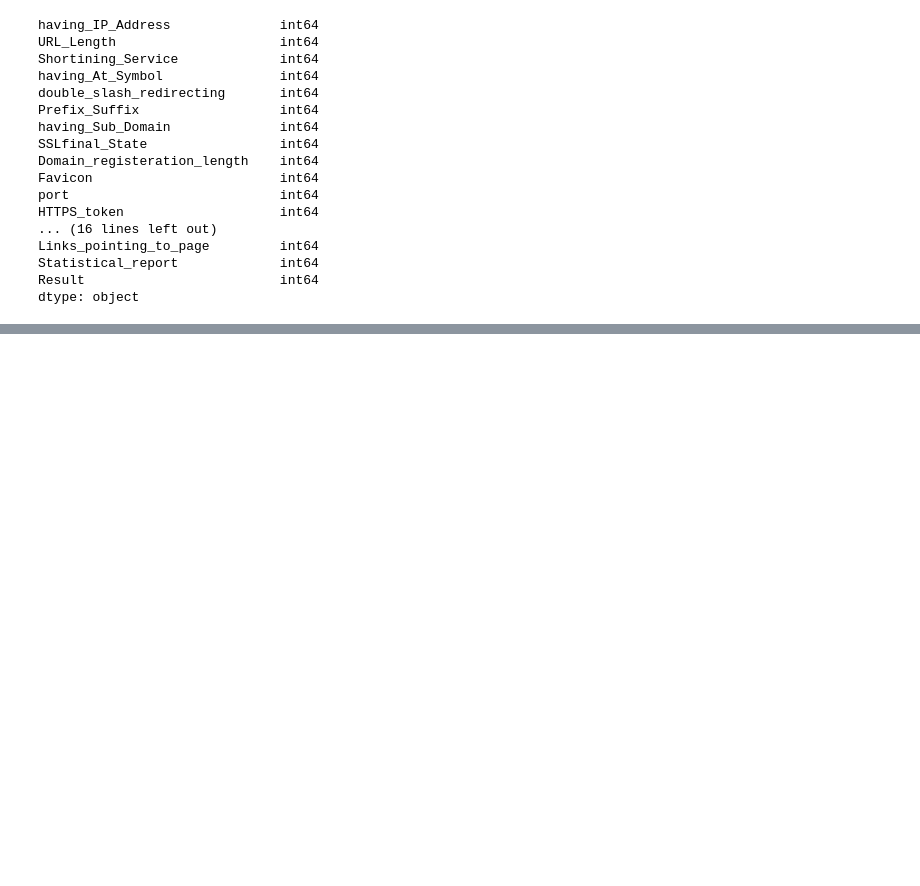
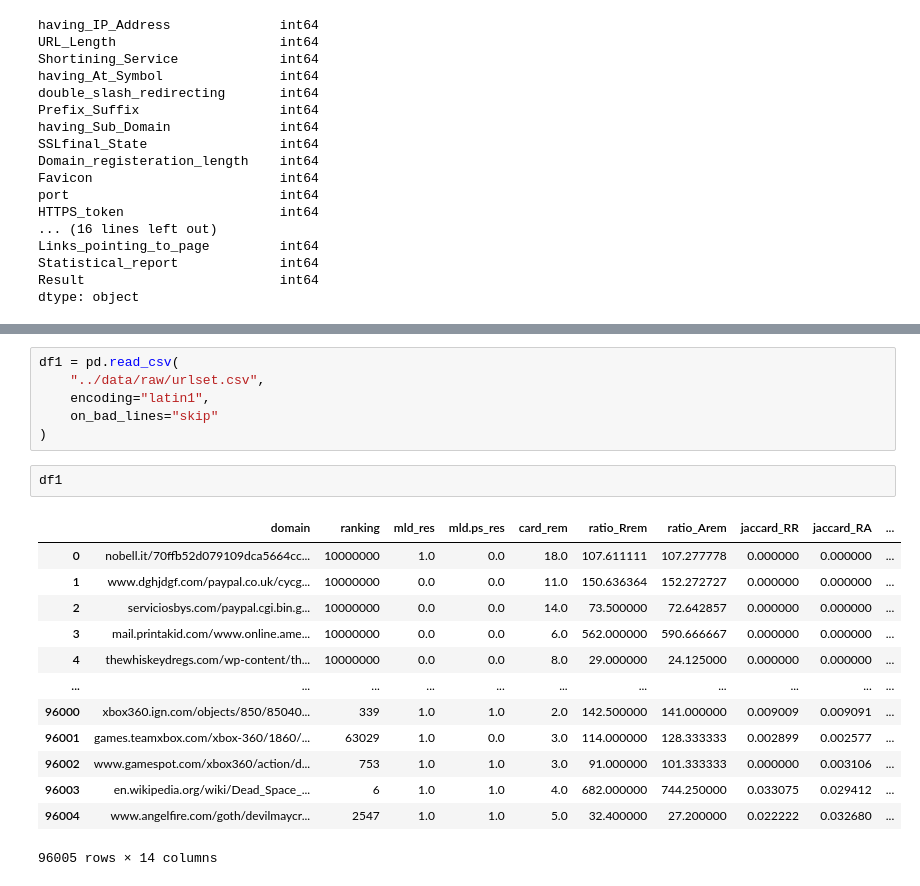
Before and after one commit to MOHITPUNIA70155/website_phising, a Jupyter notebook: notebooks/01_data_exploration.ipynb, the cells around one changed output, grey strips where cells are left out. Saved outputs shown, nothing was run; the diff lists cells and outputs as text; blank space fills up the shorter version.

```diff
--- a/notebooks/01_data_exploration.ipynb
+++ b/notebooks/01_data_exploration.ipynb
@@ -334,0 +385,22 @@ def features)analysis
+# %%
+df1 = pd.read_csv(
+    "../data/raw/urlset.csv",
+    encoding="latin1",
+    on_bad_lines="skip"
+)
+# %%
+df1
+# %% [output]
+|  | domain | ranking | mld_res | mld.ps_res | card_rem | ratio_Rrem | ratio_Arem | jaccard_RR | jaccard_RA | ... |
+| 0 | nobell.it/70ffb52d079109dca5664cc... | 10000000 | 1.0 | 0.0 | 18.0 | 107.611111 | 107.277778 | 0.000000 | 0.000000 | ... |
+| 1 | www.dghjdgf.com/paypal.co.uk/cycg... | 10000000 | 0.0 | 0.0 | 11.0 | 150.636364 | 152.272727 | 0.000000 | 0.000000 | ... |
+| 2 | serviciosbys.com/paypal.cgi.bin.g... | 10000000 | 0.0 | 0.0 | 14.0 | 73.500000 | 72.642857 | 0.000000 | 0.000000 | ... |
+| 3 | mail.printakid.com/www.online.ame... | 10000000 | 0.0 | 0.0 | 6.0 | 562.000000 | 590.666667 | 0.000000 | 0.000000 | ... |
+| 4 | thewhiskeydregs.com/wp-content/th... | 10000000 | 0.0 | 0.0 | 8.0 | 29.000000 | 24.125000 | 0.000000 | 0.000000 | ... |
+| ... | ... | ... | ... | ... | ... | ... | ... | ... | ... | ... |
+| 96000 | xbox360.ign.com/objects/850/85040... | 339 | 1.0 | 1.0 | 2.0 | 142.500000 | 141.000000 | 0.009009 | 0.009091 | ... |
+| 96001 | games.teamxbox.com/xbox-360/1860/... | 63029 | 1.0 | 0.0 | 3.0 | 114.000000 | 128.333333 | 0.002899 | 0.002577 | ... |
+| 96002 | www.gamespot.com/xbox360/action/d... | 753 | 1.0 | 1.0 | 3.0 | 91.000000 | 101.333333 | 0.000000 | 0.003106 | ... |
+| 96003 | en.wikipedia.org/wiki/Dead_Space_... | 6 | 1.0 | 1.0 | 4.0 | 682.000000 | 744.250000 | 0.033075 | 0.029412 | ... |
+| 96004 | www.angelfire.com/goth/devilmaycr... | 2547 | 1.0 | 1.0 | 5.0 | 32.400000 | 27.200000 | 0.022222 | 0.032680 | ... |
+96005 rows × 14 columns
```
Also changed, not shown: parts of 25 cells of this notebook, 5 other files.
